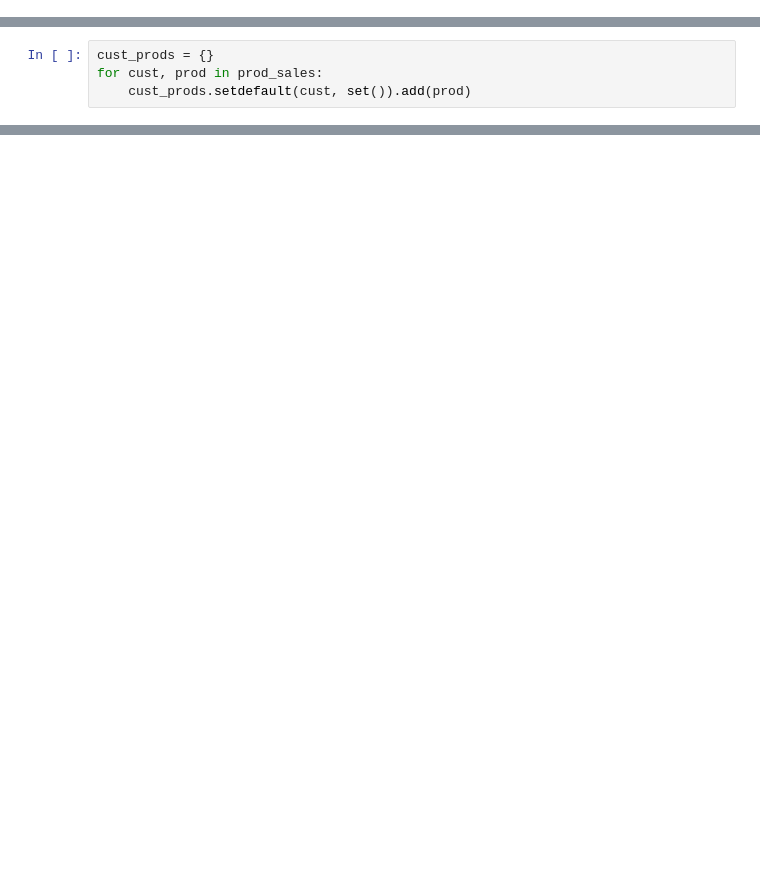
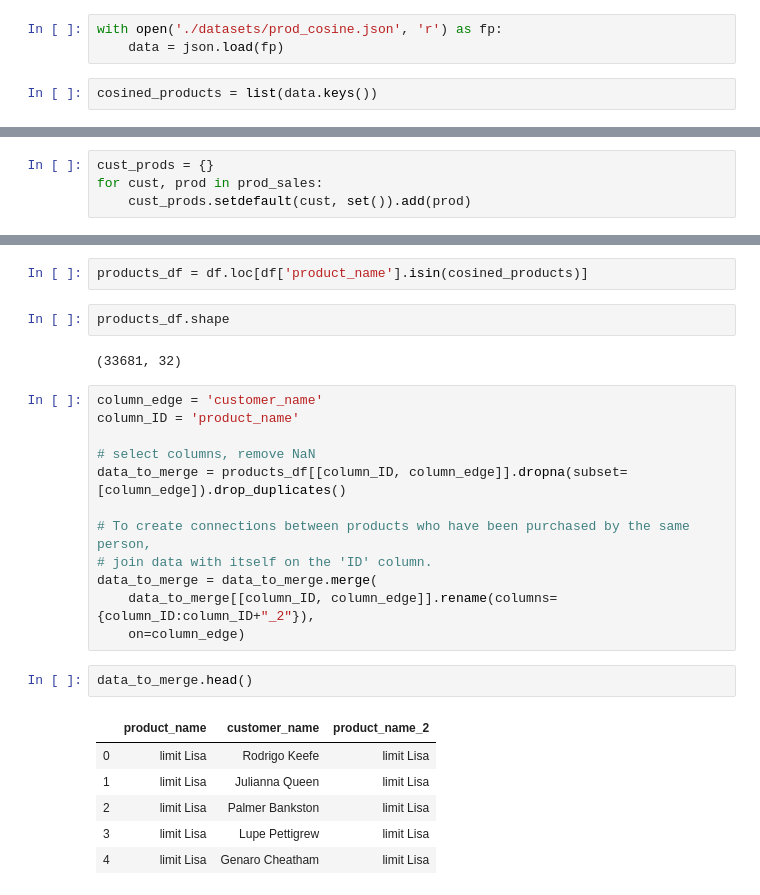
Before and after one commit to elke-hansen/Portfolio, a Jupyter notebook: Capstone/Final Model.ipynb, the cells around one changed output, grey strips where cells are left out. Drawn from its saved outputs; the diff is of its cells as text; blank space fills up the shorter version.

```diff
--- a/Capstone/Final Model.ipynb
+++ b/Capstone/Final Model.ipynb
@@ -37,0 +176,5 @@ prod_sales = df.apply(lambda x: list([x['customer_name'], x['product_name']]),ax
+# %%
+with open('./datasets/prod_cosine.json', 'r') as fp:
+    data = json.load(fp)
+# %%
+cosined_products = list(data.keys())
@@ -233,0 +293,27 @@ recommend_for_prods2('Betty Nestor')
+# %%
+products_df = df.loc[df['product_name'].isin(cosined_products)]
+# %%
+products_df.shape
+# %% [output]
+(33681, 32)
+# %%
+column_edge = 'customer_name'
+column_ID = 'product_name'
+
+# select columns, remove NaN
+data_to_merge = products_df[[column_ID, column_edge]].dropna(subset=[column_edge]).drop_duplicates()
+
+# To create connections between products who have been purchased by the same person,
+# join data with itself on the 'ID' column.
+data_to_merge = data_to_merge.merge(
+    data_to_merge[[column_ID, column_edge]].rename(columns={column_ID:column_ID+"_2"}),
+    on=column_edge)
+# %%
+data_to_merge.head()
+# %% [output]
+|  | product_name | customer_name | product_name_2 |
+| 0 | limit Lisa | Rodrigo Keefe | limit Lisa |
+| 1 | limit Lisa | Julianna Queen | limit Lisa |
+| 2 | limit Lisa | Palmer Bankston | limit Lisa |
+| 3 | limit Lisa | Lupe Pettigrew | limit Lisa |
+| 4 | limit Lisa | Genaro Cheatham | limit Lisa |
```
Also changed, not shown: parts of 115 cells of this notebook, 18 other files.
